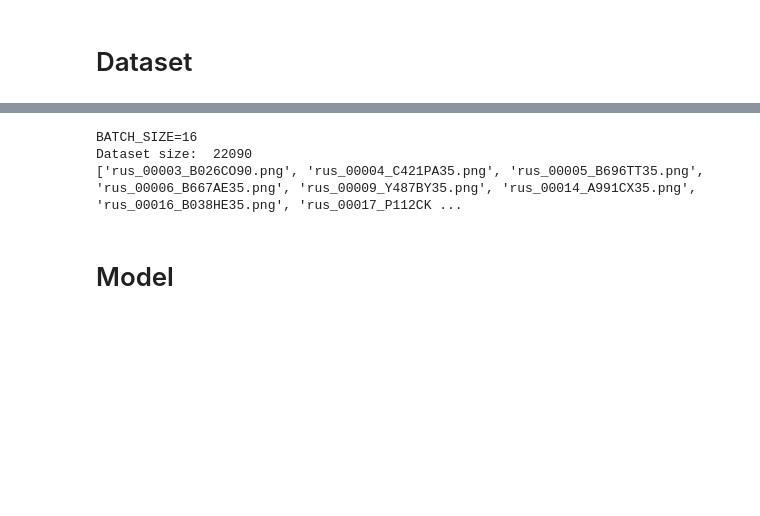
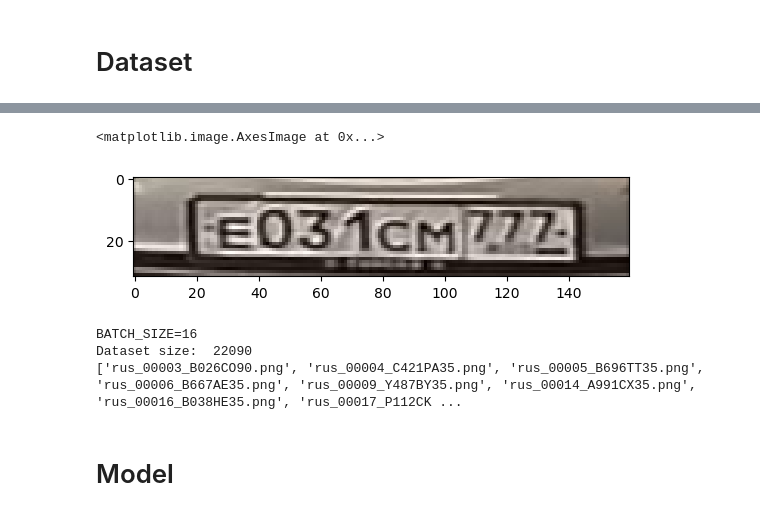
Before and after one commit to JuliaKudryavtseva/text_recognition, a Jupyter notebook: dev_notebook.ipynb, the cells around one changed output, grey strips where cells are left out. Saved outputs shown, nothing was run; the diff lists cells and outputs as text; code cells hidden in the pictures; blank space fills up the shorter version.

```diff
--- a/dev_notebook.ipynb
+++ b/dev_notebook.ipynb
@@ -259,3 +274,8 @@ Overwriting utils/datasets/dataset.py
+# %%
+plt.imshow(image)
+# %% [output]
+<matplotlib.image.AxesImage at 0x...>
+[figure, added]
 # %%
 !python utils/datasets/dataset.py
 # %% [output]
```
Also changed, not shown: parts of 4 cells of this notebook.
